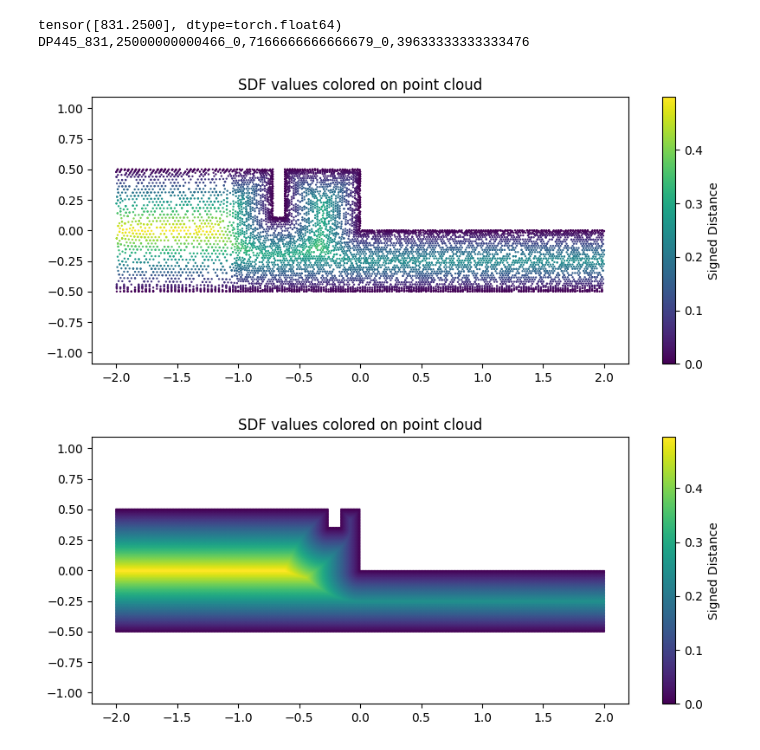
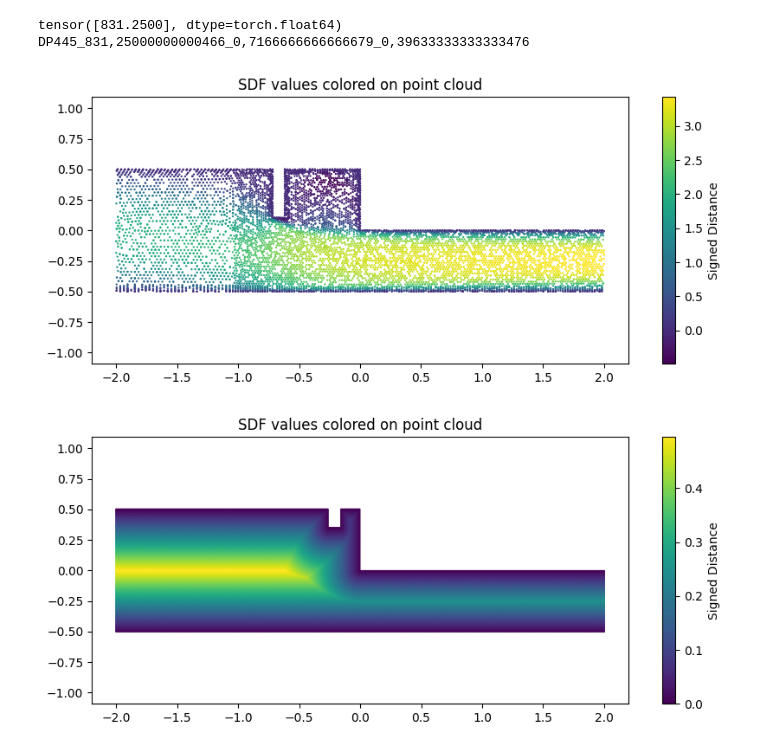
Before and after one commit to battlejacket/upt-tutorial, a Jupyter notebook: data.ipynb, the cells around one changed output. Saved outputs shown, nothing was run; the diff lists cells and outputs as text; code cells hidden in the pictures.

```diff
--- a/data.ipynb
+++ b/data.ipynb
@@ -56,20 +56,20 @@ tensor([831.2500], dtype=torch.float64)
 DP445_831,25000000000466_0,7166666666666679_0,39633333333333476
 # %%
 import matplotlib.pyplot as plt
-# var = target_feat[:,0]
-# coord = output_pos
+var = target_feat[:,0]
+coord = output_pos
 
-var = input_feat
-coord = input_pos
+# var = input_feat
+# coord = input_pos
 # Visualize
 plt.figure(figsize=(10, 4))
 plt.scatter(coord[:, 0], coord[:, 1], c=var, s=0.5)
 plt.colorbar(label="Signed Distance")
 plt.axis("equal")
 plt.title("SDF values colored on point cloud")
 plt.show()
 # %% [output]
-[figure, old version]
+[figure, new version]
 # %%
 import matplotlib.pyplot as plt
 
```
Also changed, not shown: 1 other file.
